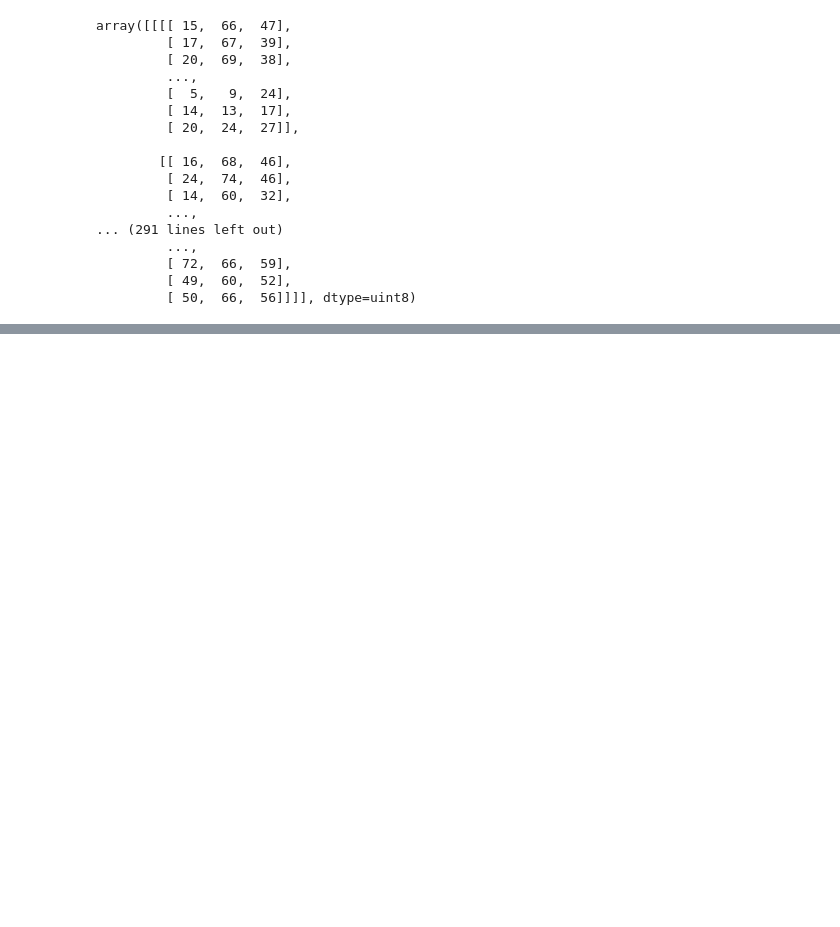
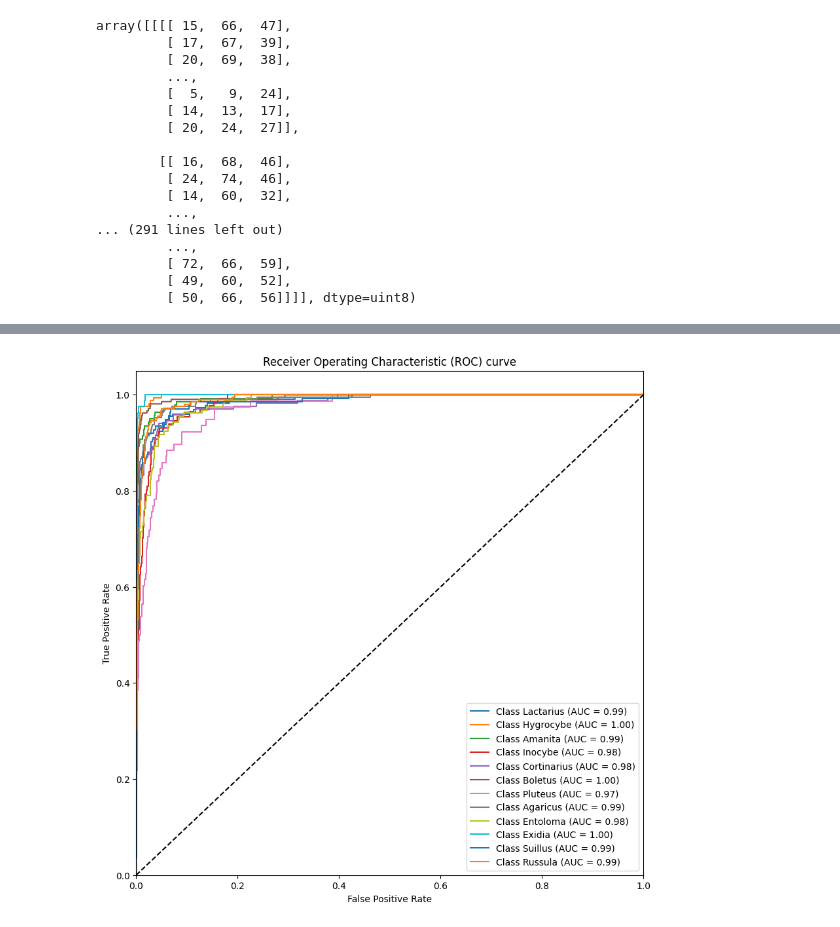
Before and after one commit to rareshnz/Licenta_Ciuperci, a Jupyter notebook: Pre_antrenat_ciuperci.ipynb, the cells around one changed output, grey strips where cells are left out. Cells and saved outputs as stored; diff of their text form; code cells hidden in the pictures; blank space fills up the shorter version.

```diff
--- a/Pre_antrenat_ciuperci.ipynb
+++ b/Pre_antrenat_ciuperci.ipynb
@@ -293,0 +379,3 @@ False Negative Rate: [0.11798637 0.08495018 0.07341374 0.06869428 0.08809649 0.1
+# %%
+plot_roc_and_auc(model, X_val, y_val, categories)
+# %% [output]
@@ -293,0 +383 @@ False Negative Rate: [0.11798637 0.08495018 0.07341374 0.06869428 0.08809649 0.1
+[figure, added]
```
Also changed, not shown: parts of 20 cells of this notebook.
